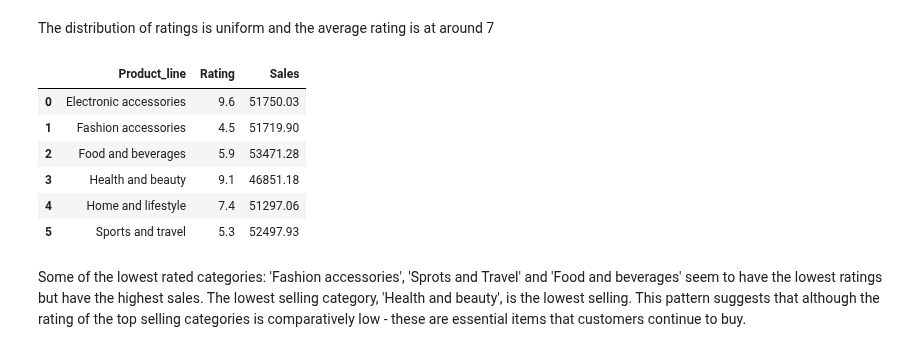
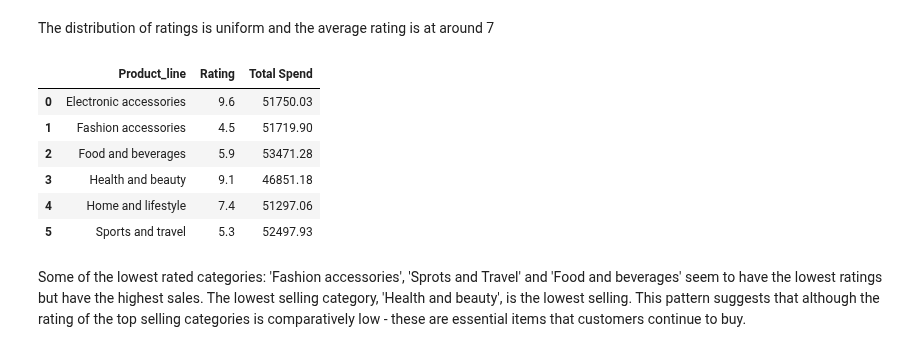
Before and after one commit to AnnahMasunga/team_tulip, a Jupyter notebook: Solution.ipynb, the cells around one changed output. Drawn from its saved outputs; the diff is of its cells as text; code cells hidden in the pictures.

```diff
--- a/Solution.ipynb
+++ b/Solution.ipynb
@@ -373,14 +373,14 @@ https://gist.github.com/mwaskom/de44147ed2974457ad6372750bbe5751
 The distribution of ratings is uniform and the average rating is at around 7
 # %%
 # Check if ratings are related to sales
-df['Sales'] = df['Quantity'] * df['Unit_price']
+df['Total Spend'] = df['Quantity'] * df['Unit_price']
 
-ratings_df = df[['Product_line', 'Rating', 'Sales']]
-ratings_df = ratings_df.groupby('Product_line').agg({'Rating': 'first', 'Sales': 'sum'}).reset_index()
+ratings_df = df[['Product_line', 'Rating', 'Total Spend']]
+ratings_df = ratings_df.groupby('Product_line').agg({'Rating': 'first', 'Total Spend': 'sum'}).reset_index()
 
 ratings_df
 # %% [output]
-|  | Product_line | Rating | Sales |
+|  | Product_line | Rating | Total Spend |
 | 0 | Electronic accessories | 9.6 | 51750.03 |
 | 1 | Fashion accessories | 4.5 | 51719.90 |
 | 2 | Food and beverages | 5.9 | 53471.28 |
```
Also changed, not shown: parts of 4 cells of this notebook.
